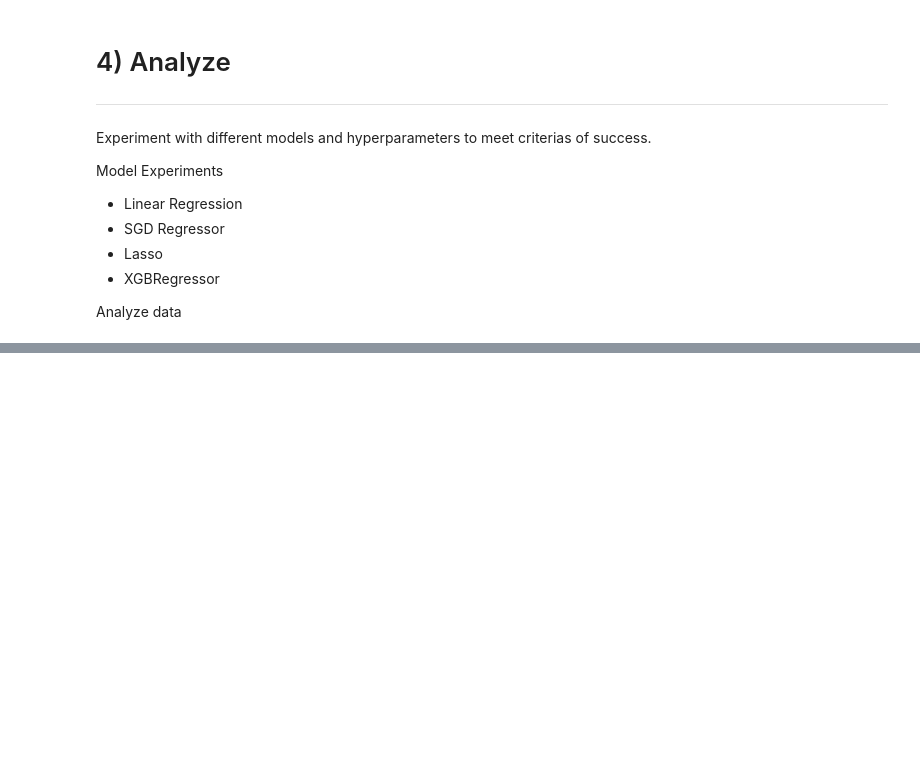
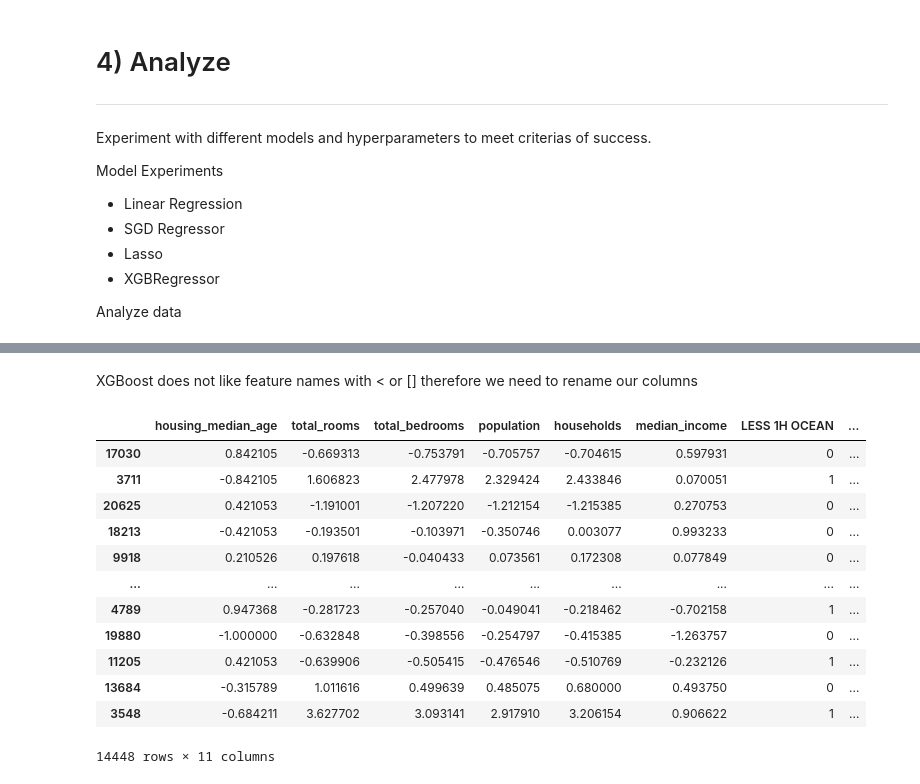
Before and after one commit to Kirlewn/Machine-Learning-Projects, a Jupyter notebook: Regression/california_housing_ml_notebook.ipynb, the cells around one changed output, grey strips where cells are left out. Saved outputs shown, nothing was run; the diff lists cells and outputs as text; code cells hidden in the pictures; blank space fills up the shorter version.

Commit message:
(california_housing_ml_notebook) added `Analyze` section performing LinearRegression, SGDRegression, LassoRegression, and two forms of ensemble regression on dataset

```diff
--- a/Regression/california_housing_ml_notebook.ipynb
+++ b/Regression/california_housing_ml_notebook.ipynb
@@ -657,0 +660,3 @@ Analyze data
+# %%
+x = df.copy().drop("median_house_value", axis = 1)
+x.head()
@@ -657,0 +670,3 @@ Analyze data
+# %%
+y = data_non_ocean['median_house_value']
+y.head()
@@ -657,0 +682,3 @@ Analyze data
+# %%
+from sklearn.model_selection import train_test_split
+x_train, x_test, y_train, y_test = train_test_split(x, y, test_size = .30)
@@ -657,0 +749,2 @@ Analyze data
+# %% [markdown]
+XGBoost does not like feature names with < or [] therefore we need to rename our columns
@@ -657,0 +753,17 @@ Analyze data
+# %%
+x_train_exp = x_train.drop(["longitude", "latitude"], axis =1 )
+x_train_exp
+# %% [output]
+|  | housing_median_age | total_rooms | total_bedrooms | population | households | median_income | LESS 1H OCEAN | ... |
+| 17030 | 0.842105 | -0.669313 | -0.753791 | -0.705757 | -0.704615 | 0.597931 | 0 | ... |
+| 3711 | -0.842105 | 1.606823 | 2.477978 | 2.329424 | 2.433846 | 0.070051 | 1 | ... |
+| 20625 | 0.421053 | -1.191001 | -1.207220 | -1.212154 | -1.215385 | 0.270753 | 0 | ... |
+| 18213 | -0.421053 | -0.193501 | -0.103971 | -0.350746 | 0.003077 | 0.993233 | 0 | ... |
+| 9918 | 0.210526 | 0.197618 | -0.040433 | 0.073561 | 0.172308 | 0.077849 | 0 | ... |
+| ... | ... | ... | ... | ... | ... | ... | ... | ... |
+| 4789 | 0.947368 | -0.281723 | -0.257040 | -0.049041 | -0.218462 | -0.702158 | 1 | ... |
+| 19880 | -1.000000 | -0.632848 | -0.398556 | -0.254797 | -0.415385 | -1.263757 | 0 | ... |
+| 11205 | 0.421053 | -0.639906 | -0.505415 | -0.476546 | -0.510769 | -0.232126 | 1 | ... |
+| 13684 | -0.315789 | 1.011616 | 0.499639 | 0.485075 | 0.680000 | 0.493750 | 0 | ... |
+| 3548 | -0.684211 | 3.627702 | 3.093141 | 2.917910 | 3.206154 | 0.906622 | 1 | ... |
+14448 rows × 11 columns
```
Also changed, not shown: parts of 36 cells of this notebook.
